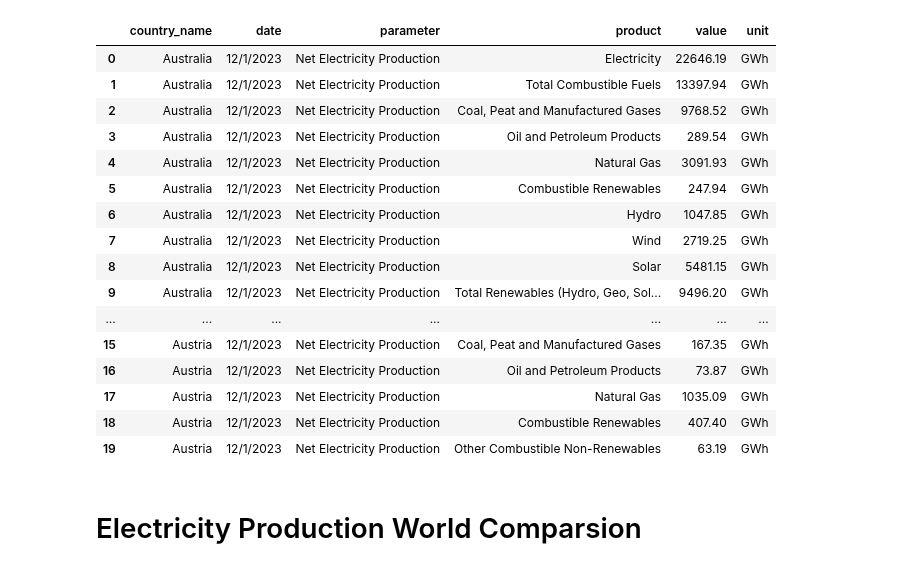
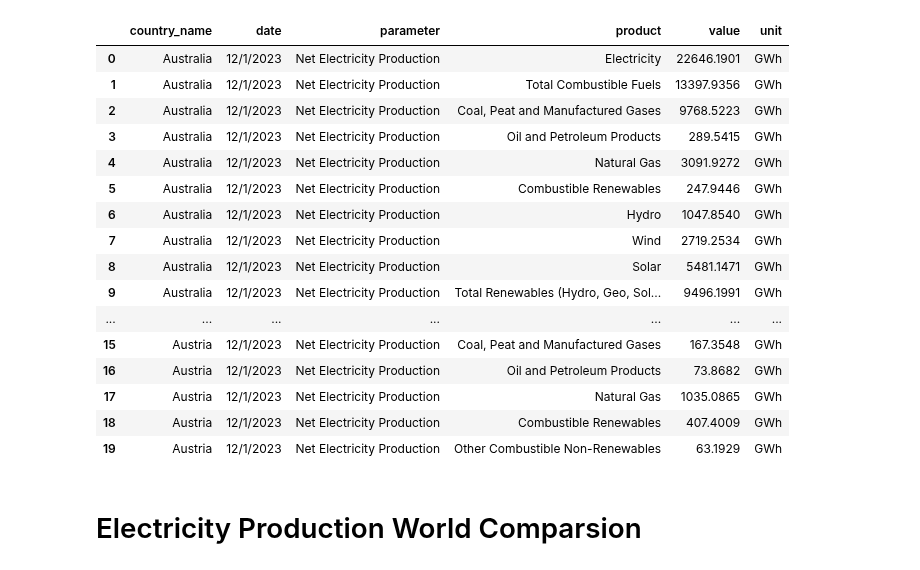
Before and after one commit to bburwinkel0721/Electric-Production, a Jupyter notebook: Rough Draft/AnalysisFinal.ipynb, the cells around one changed output. Cells and saved outputs as stored; diff of their text form; code cells hidden in the pictures.

```diff
--- a/Project_Idea_2/AnalysisFinal.ipynb
+++ b/Rough Draft/AnalysisFinal.ipynb
@@ -13,28 +17,28 @@ from config import geoapify_key
 # %%
 # Import the csv file
-file_path = './Resources/global_electricity_production_data.csv'
+file_path = '../Resources/global_electricity_production_data.csv'
 raw_df = pd.read_csv(file_path)
 
 # Display the file
 raw_df.head(20)
 # %% [output]
 |  | country_name | date | parameter | product | value | unit |
-| 0 | Australia | 12/1/2023 | Net Electricity Production | Electricity | 22646.19 | GWh |
-| 1 | Australia | 12/1/2023 | Net Electricity Production | Total Combustible Fuels | 13397.94 | GWh |
-| 2 | Australia | 12/1/2023 | Net Electricity Production | Coal, Peat and Manufactured Gases | 9768.52 | GWh |
-| 3 | Australia | 12/1/2023 | Net Electricity Production | Oil and Petroleum Products | 289.54 | GWh |
-| 4 | Australia | 12/1/2023 | Net Electricity Production | Natural Gas | 3091.93 | GWh |
-| 5 | Australia | 12/1/2023 | Net Electricity Production | Combustible Renewables | 247.94 | GWh |
-| 6 | Australia | 12/1/2023 | Net Electricity Production | Hydro | 1047.85 | GWh |
-| 7 | Australia | 12/1/2023 | Net Electricity Production | Wind | 2719.25 | GWh |
-| 8 | Australia | 12/1/2023 | Net Electricity Production | Solar | 5481.15 | GWh |
-| 9 | Australia | 12/1/2023 | Net Electricity Production | Total Renewables (Hydro, Geo, Sol... | 9496.20 | GWh |
+| 0 | Australia | 12/1/2023 | Net Electricity Production | Electricity | 22646.1901 | GWh |
+| 1 | Australia | 12/1/2023 | Net Electricity Production | Total Combustible Fuels | 13397.9356 | GWh |
+| 2 | Australia | 12/1/2023 | Net Electricity Production | Coal, Peat and Manufactured Gases | 9768.5223 | GWh |
+| 3 | Australia | 12/1/2023 | Net Electricity Production | Oil and Petroleum Products | 289.5415 | GWh |
+| 4 | Australia | 12/1/2023 | Net Electricity Production | Natural Gas | 3091.9272 | GWh |
+| 5 | Australia | 12/1/2023 | Net Electricity Production | Combustible Renewables | 247.9446 | GWh |
+| 6 | Australia | 12/1/2023 | Net Electricity Production | Hydro | 1047.8540 | GWh |
+| 7 | Australia | 12/1/2023 | Net Electricity Production | Wind | 2719.2534 | GWh |
+| 8 | Australia | 12/1/2023 | Net Electricity Production | Solar | 5481.1471 | GWh |
+| 9 | Australia | 12/1/2023 | Net Electricity Production | Total Renewables (Hydro, Geo, Sol... | 9496.1991 | GWh |
 | ... | ... | ... | ... | ... | ... | ... |
-| 15 | Austria | 12/1/2023 | Net Electricity Production | Coal, Peat and Manufactured Gases | 167.35 | GWh |
-| 16 | Austria | 12/1/2023 | Net Electricity Production | Oil and Petroleum Products | 73.87 | GWh |
-| 17 | Austria | 12/1/2023 | Net Electricity Production | Natural Gas | 1035.09 | GWh |
-| 18 | Austria | 12/1/2023 | Net Electricity Production | Combustible Renewables | 407.40 | GWh |
-| 19 | Austria | 12/1/2023 | Net Electricity Production | Other Combustible Non-Renewables | 63.19 | GWh |
+| 15 | Austria | 12/1/2023 | Net Electricity Production | Coal, Peat and Manufactured Gases | 167.3548 | GWh |
+| 16 | Austria | 12/1/2023 | Net Electricity Production | Oil and Petroleum Products | 73.8682 | GWh |
+| 17 | Austria | 12/1/2023 | Net Electricity Production | Natural Gas | 1035.0865 | GWh |
+| 18 | Austria | 12/1/2023 | Net Electricity Production | Combustible Renewables | 407.4009 | GWh |
+| 19 | Austria | 12/1/2023 | Net Electricity Production | Other Combustible Non-Renewables | 63.1929 | GWh |
 # %% [markdown]
 # Electricity Production World Comparsion
 # %%
```
Also changed, not shown: parts of 1 cell of this notebook, 10 other files.
